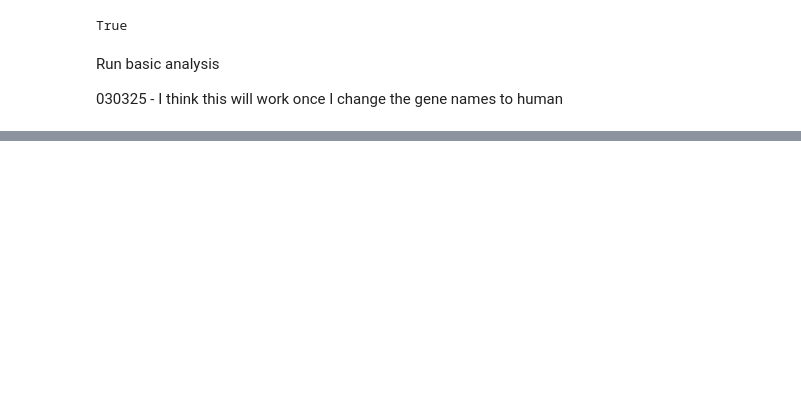
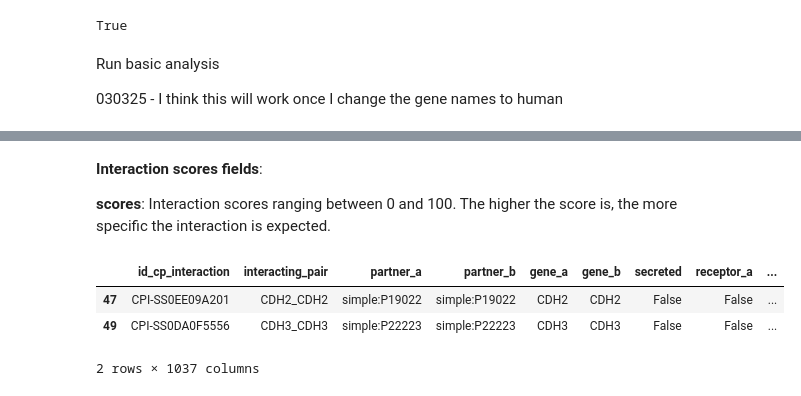
Before and after one commit to ggraham4/multiome_poa, a Jupyter notebook: Python/CellPhoneDb/cell_phone_db_first_attempt_030225.ipynb, the cells around one changed output, grey strips where cells are left out. Cells and saved outputs as stored; diff of their text form; code cells hidden in the pictures; blank space fills up the shorter version.

```diff
--- a/Python/CellPhoneDb/cell_phone_db_first_attempt_030225.ipynb
+++ b/Python/CellPhoneDb/cell_phone_db_first_attempt_030225.ipynb
@@ -202,0 +275,11 @@ AllCountsFilteredException: All counts filtered
+# %% [markdown]
+<b>Interaction scores fields</b>:
+
+<b>scores</b>: Interaction scores ranging between 0 and 100. The higher the score is, the more specific the interaction is expected.
+# %%
+cpdb_results['interaction_scores'].head(2)
+# %% [output]
+|  | id_cp_interaction | interacting_pair | partner_a | partner_b | gene_a | gene_b | secreted | receptor_a | ... |
+| 47 | CPI-SS0EE09A201 | CDH2_CDH2 | simple:P19022 | simple:P19022 | CDH2 | CDH2 | False | False | ... |
+| 49 | CPI-SS0DA0F5556 | CDH3_CDH3 | simple:P22223 | simple:P22223 | CDH3 | CDH3 | False | False | ... |
+2 rows × 1037 columns
```
Also changed, not shown: parts of 19 cells of this notebook, 1 other file.
